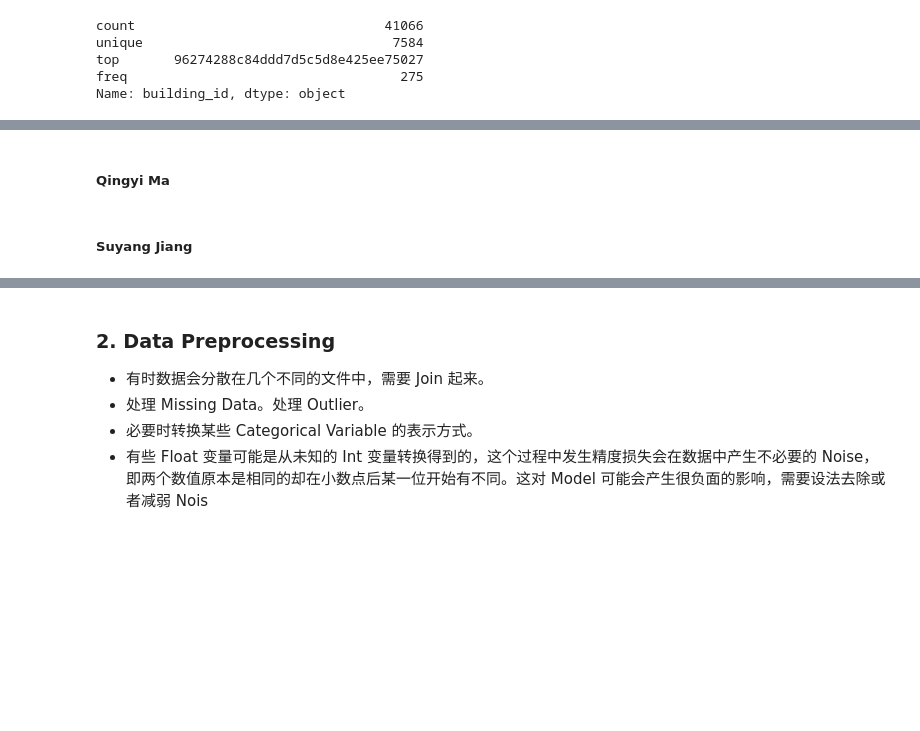
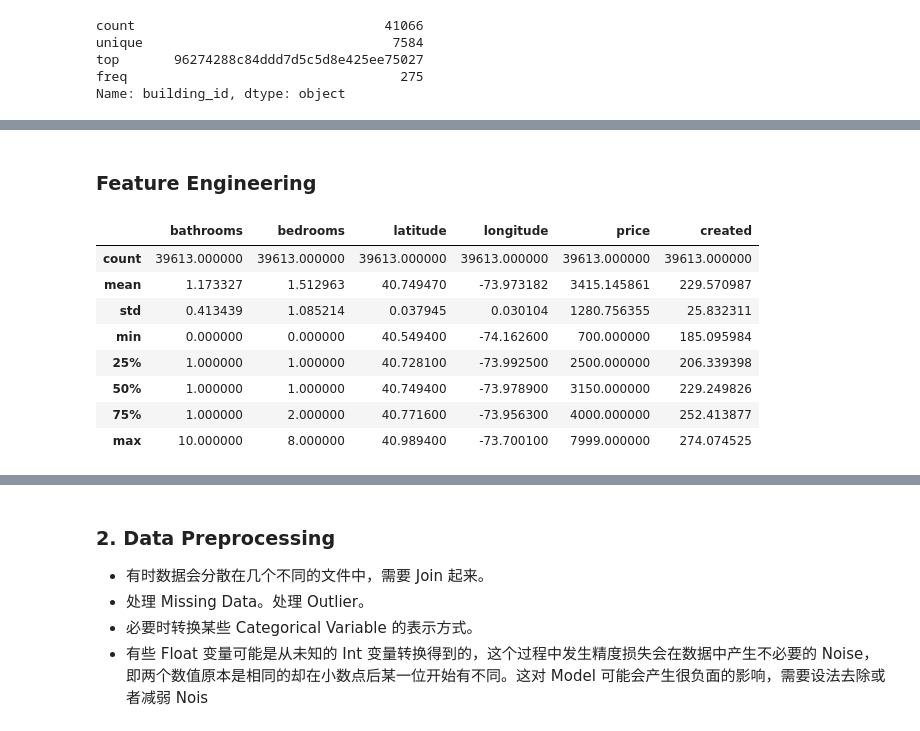
Before and after one commit to zhucebuliaolongchuan/Tandon_Torch, a Jupyter notebook: Tandon_Torch.ipynb, the cells around one changed output, grey strips where cells are left out. Cells and saved outputs as stored; diff of their text form; code cells hidden in the pictures; blank space fills up the shorter version.

```diff
--- a/Tandon_Torch.ipynb
+++ b/Tandon_Torch.ipynb
@@ -116 +155,10 @@ plt.show()
+# %%
+def transformCreatedTime(df, attribute):
+    current_time = pd.to_datetime('2017-01-01')
+    df[attribute] = df[attribute].map(lambda x : current_time - pd.to_datetime(x))\
+                                 .map(lambda x : x / np.timedelta64(1, 's'))\
+                                 .map(lambda x : float(x) / (60 * 60 * 24))
+    return df[attribute]
+# %%
+df.created = transformCreatedTime(df, 'created')
 # %%
@@ -136,4 +184,18 @@ Name: created, dtype: object>
-# %% [markdown]
-##### Qingyi Ma
-# %% [markdown]
-##### Suyang Jiang
+# %% [markdown]
+### Feature Engineering
+# %%
+# Format the dataset
+columns = ['bathrooms', 'bedrooms', 'latitude', 'longitude', 'price', 'created', 'interest_level']
+train_data = df[columns]
+# %%
+train_data.describe()
+# %% [output]
+|  | bathrooms | bedrooms | latitude | longitude | price | created |
+| count | 39613.000000 | 39613.000000 | 39613.000000 | 39613.000000 | 39613.000000 | 39613.000000 |
+| mean | 1.173327 | 1.512963 | 40.749470 | -73.973182 | 3415.145861 | 229.570987 |
+| std | 0.413439 | 1.085214 | 0.037945 | 0.030104 | 1280.756355 | 25.832311 |
+| min | 0.000000 | 0.000000 | 40.549400 | -74.162600 | 700.000000 | 185.095984 |
+| 25% | 1.000000 | 1.000000 | 40.728100 | -73.992500 | 2500.000000 | 206.339398 |
+| 50% | 1.000000 | 1.000000 | 40.749400 | -73.978900 | 3150.000000 | 229.249826 |
+| 75% | 1.000000 | 2.000000 | 40.771600 | -73.956300 | 4000.000000 | 252.413877 |
+| max | 10.000000 | 8.000000 | 40.989400 | -73.700100 | 7999.000000 | 274.074525 |
```
Also changed, not shown: parts of 26 cells of this notebook.
